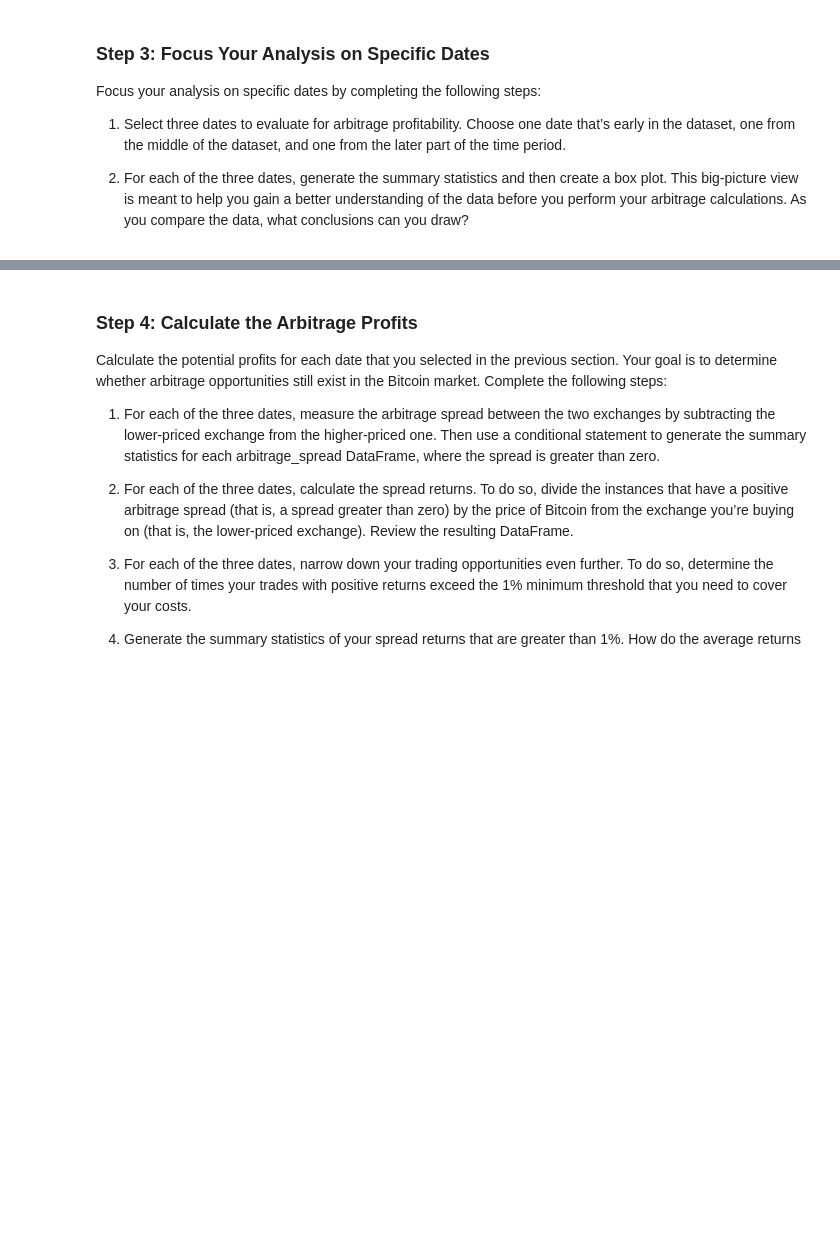
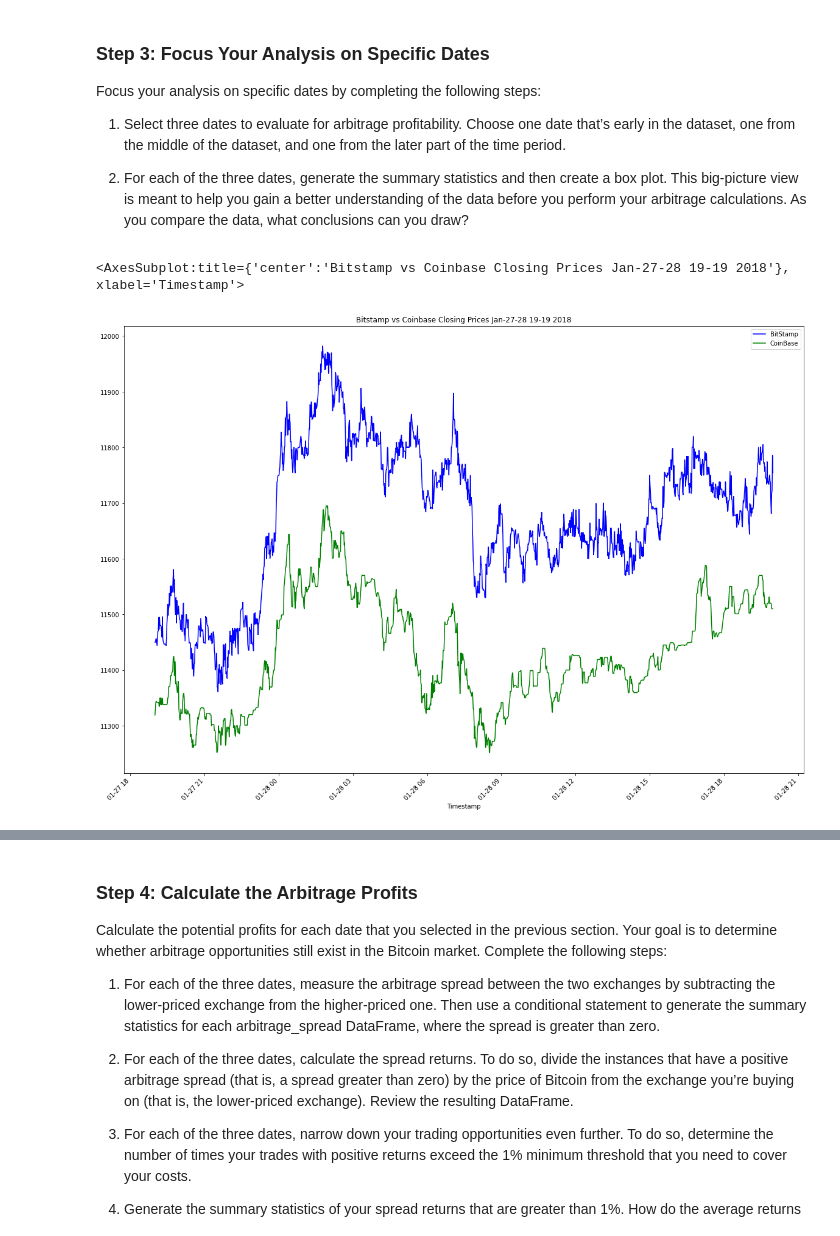
Before and after one commit to Deep4Patel9/fintech_arbitrage_analysis, a Jupyter notebook: crypto_arbitrage.ipynb, the cells around one changed output, grey strips where cells are left out. Saved outputs shown, nothing was run; the diff lists cells and outputs as text; code cells hidden in the pictures; blank space fills up the shorter version.

```diff
--- a/crypto_arbitrage.ipynb
+++ b/crypto_arbitrage.ipynb
@@ -296,3 +296,11 @@ Focus your analysis on specific dates by completing the following steps:
 1. Select three dates to evaluate for arbitrage profitability. Choose one date that’s early in the dataset, one from the middle of the dataset, and one from the later part of the time period.
 
 2. For each of the three dates, generate the summary statistics and then create a box plot. This big-picture view is meant to help you gain a better understanding of the data before you perform your arbitrage calculations. As you compare the data, what conclusions can you draw?
+# %%
+# Create an overlay plot that visualizes the two dataframes over a period of one day early in the dataset.
+# Be sure that the plots include the parameters `legend`, `figsize`, `title`, `color` and `label`
+bitstamp_close_sliced.loc['2018-01-27 19':'2018-01-28 19'].plot(kind='line', figsize=(20,15), title="Bitstamp vs Coinbase Closing Prices Jan-27-28 19-19 2018", color="blue", legend=True, label="BitStamp", rot=45)
+coinbase_close_sliced.loc['2018-01-27 19':'2018-01-28 19'].plot(kind='line', figsize=(20,15), title="Bitstamp vs Coinbase Closing Prices Jan-27-28 19-19 2018", color="green", legend=True, label="CoinBase", rot=45)
+# %% [output]
+<AxesSubplot:title={'center':'Bitstamp vs Coinbase Closing Prices Jan-27-28 19-19 2018'}, xlabel='Timestamp'>
+[figure, added]
```
Also changed, not shown: parts of 17 cells of this notebook.
